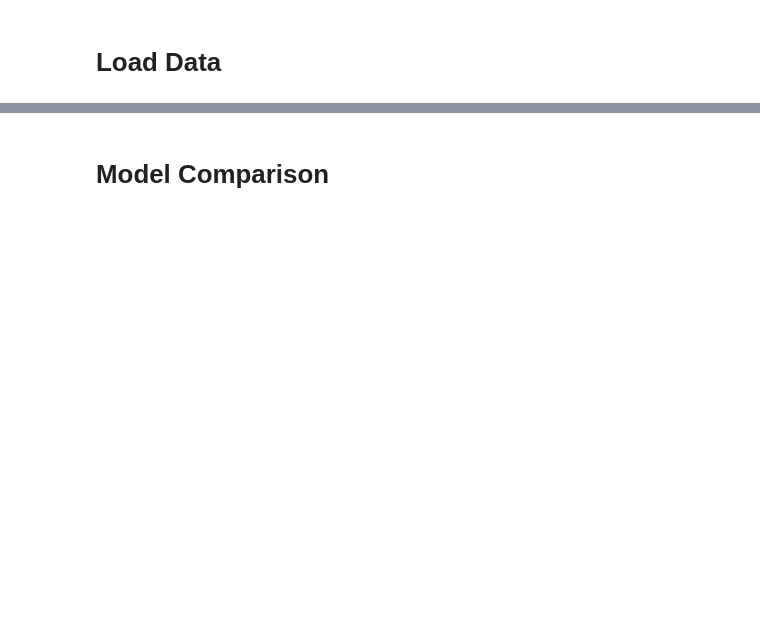
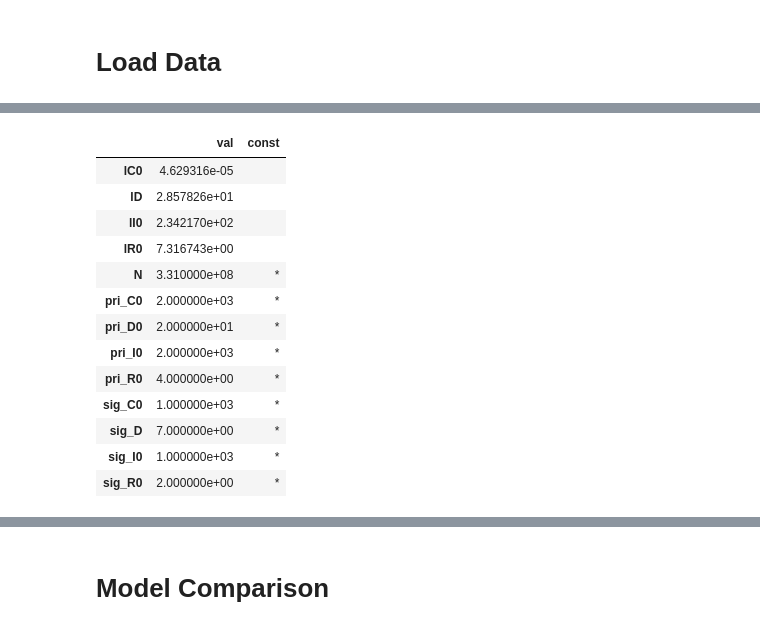
Before and after one commit to robdmc/COVID-19, a Jupyter notebook: us_corona_sir_data_loading2.ipynb, the cells around one changed output, grey strips where cells are left out. Cells and saved outputs as stored; diff of their text form; code cells hidden in the pictures; blank space fills up the shorter version.

```diff
--- a/us_corona_sir_data_loading2.ipynb
+++ b/us_corona_sir_data_loading2.ipynb
@@ -81,0 +210,18 @@ loader.df.tail()
+# %%
+p.drop('t', 'y')
+p
+# %% [output]
+|  | val | const |
+| lC0 | 4.629316e-05 |  |
+| lD | 2.857826e+01 |  |
+| lI0 | 2.342170e+02 |  |
+| lR0 | 7.316743e+00 |  |
+| N | 3.310000e+08 | * |
+| pri_C0 | 2.000000e+03 | * |
+| pri_D0 | 2.000000e+01 | * |
+| pri_I0 | 2.000000e+03 | * |
+| pri_R0 | 4.000000e+00 | * |
+| sig_C0 | 1.000000e+03 | * |
+| sig_D | 7.000000e+00 | * |
+| sig_I0 | 1.000000e+03 | * |
+| sig_R0 | 2.000000e+00 | * |
```
Also changed, not shown: parts of 12 cells of this notebook, 1 other file.
